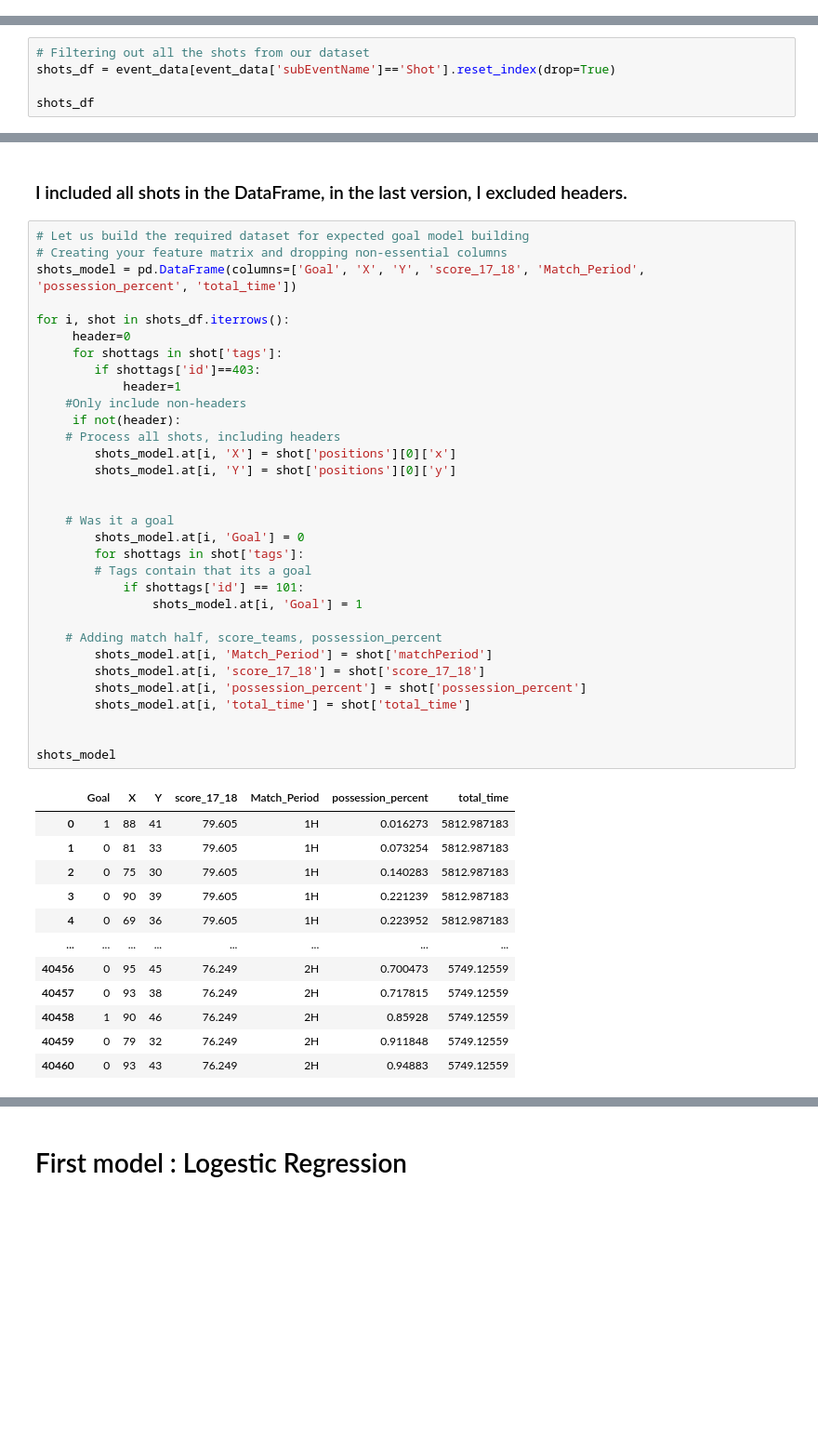
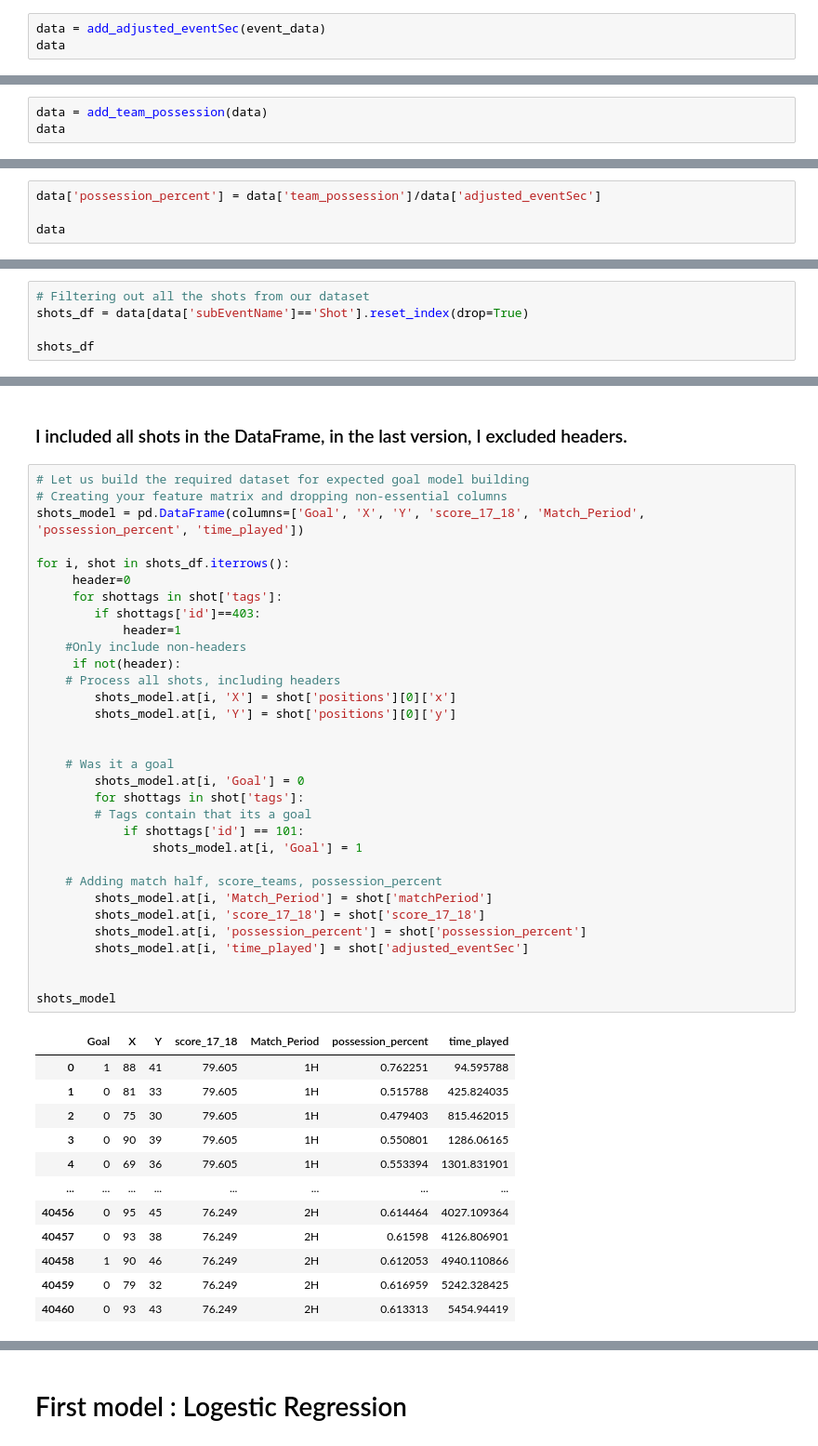
Before and after one commit to Anhali/xG_model-_python, a Jupyter notebook: xG_model.ipynb, the cells around one changed output, grey strips where cells are left out. Shown at 93% size. Cells and saved outputs as stored; diff of their text form; blank space fills up the shorter version.

Commit message:
modification of bins and calculation of possession percentage

```diff
--- a/xG_model.ipynb
+++ b/xG_model.ipynb
@@ -257,0 +192,3 @@ event_data
+# %%
+data = add_adjusted_eventSec(event_data)
+data
@@ -257,0 +224,3 @@ event_data
+# %%
+data = add_team_possession(data)
+data
@@ -257,0 +261,4 @@ event_data
+# %%
+data['possession_percent'] = data['team_possession']/data['adjusted_eventSec']
+
+data
@@ -259,7 +366,7 @@ event_data
 # Filtering out all the shots from our dataset
 # %%
 # Filtering out all the shots from our dataset
-shots_df = event_data[event_data['subEventName']=='Shot'].reset_index(drop=True)
+shots_df = data[data['subEventName']=='Shot'].reset_index(drop=True)
 
 shots_df
 # %% [output]
@@ -281,48 +388,48 @@ shots_df
 # %%
 # Let us build the required dataset for expected goal model building
 # Creating your feature matrix and dropping non-essential columns
-shots_model = pd.DataFrame(columns=['Goal', 'X', 'Y', 'score_17_18', 'Match_Period', 'possession_percent', 'total_time'])
+shots_model = pd.DataFrame(columns=['Goal', 'X', 'Y', 'score_17_18', 'Match_Period', 'possession_percent', 'time_played'])
 
 for i, shot in shots_df.iterrows():
      header=0
      for shottags in shot['tags']:
         if shottags['id']==403:
             header=1
     #Only include non-headers
      if not(header):
     # Process all shots, including headers
         shots_model.at[i, 'X'] = shot['positions'][0]['x']
         shots_model.at[i, 'Y'] = shot['positions'][0]['y']
 
 
     # Was it a goal
         shots_model.at[i, 'Goal'] = 0
         for shottags in shot['tags']:
         # Tags contain that its a goal
             if shottags['id'] == 101:
                 shots_model.at[i, 'Goal'] = 1
 
     # Adding match half, score_teams, possession_percent
         shots_model.at[i, 'Match_Period'] = shot['matchPeriod']
         shots_model.at[i, 'score_17_18'] = shot['score_17_18']
         shots_model.at[i, 'possession_percent'] = shot['possession_percent']
-        shots_model.at[i, 'total_time'] = shot['total_time']
+        shots_model.at[i, 'time_played'] = shot['adjusted_eventSec']
 
 
 shots_model
 # %% [output]
-|  | Goal | X | Y | score_17_18 | Match_Period | possession_percent | total_time |
-| 0 | 1 | 88 | 41 | 79.605 | 1H | 0.016273 | 5812.987183 |
-| 1 | 0 | 81 | 33 | 79.605 | 1H | 0.073254 | 5812.987183 |
-| 2 | 0 | 75 | 30 | 79.605 | 1H | 0.140283 | 5812.987183 |
-| 3 | 0 | 90 | 39 | 79.605 | 1H | 0.221239 | 5812.987183 |
-| 4 | 0 | 69 | 36 | 79.605 | 1H | 0.223952 | 5812.987183 |
+|  | Goal | X | Y | score_17_18 | Match_Period | possession_percent | time_played |
+| 0 | 1 | 88 | 41 | 79.605 | 1H | 0.762251 | 94.595788 |
+| 1 | 0 | 81 | 33 | 79.605 | 1H | 0.515788 | 425.824035 |
+| 2 | 0 | 75 | 30 | 79.605 | 1H | 0.479403 | 815.462015 |
+| 3 | 0 | 90 | 39 | 79.605 | 1H | 0.550801 | 1286.06165 |
+| 4 | 0 | 69 | 36 | 79.605 | 1H | 0.553394 | 1301.831901 |
 | ... | ... | ... | ... | ... | ... | ... | ... |
-| 40456 | 0 | 95 | 45 | 76.249 | 2H | 0.700473 | 5749.12559 |
-| 40457 | 0 | 93 | 38 | 76.249 | 2H | 0.717815 | 5749.12559 |
-| 40458 | 1 | 90 | 46 | 76.249 | 2H | 0.85928 | 5749.12559 |
-| 40459 | 0 | 79 | 32 | 76.249 | 2H | 0.911848 | 5749.12559 |
-| 40460 | 0 | 93 | 43 | 76.249 | 2H | 0.94883 | 5749.12559 |
+| 40456 | 0 | 95 | 45 | 76.249 | 2H | 0.614464 | 4027.109364 |
+| 40457 | 0 | 93 | 38 | 76.249 | 2H | 0.61598 | 4126.806901 |
+| 40458 | 1 | 90 | 46 | 76.249 | 2H | 0.612053 | 4940.110866 |
+| 40459 | 0 | 79 | 32 | 76.249 | 2H | 0.616959 | 5242.328425 |
+| 40460 | 0 | 93 | 43 | 76.249 | 2H | 0.613313 | 5454.94419 |
 33942 rows × 7 columns
 # %%
 # Match_Period is a categorical variable. So we will perform one-hot encoding for the column
```
Also changed, not shown: parts of 45 cells of this notebook.
